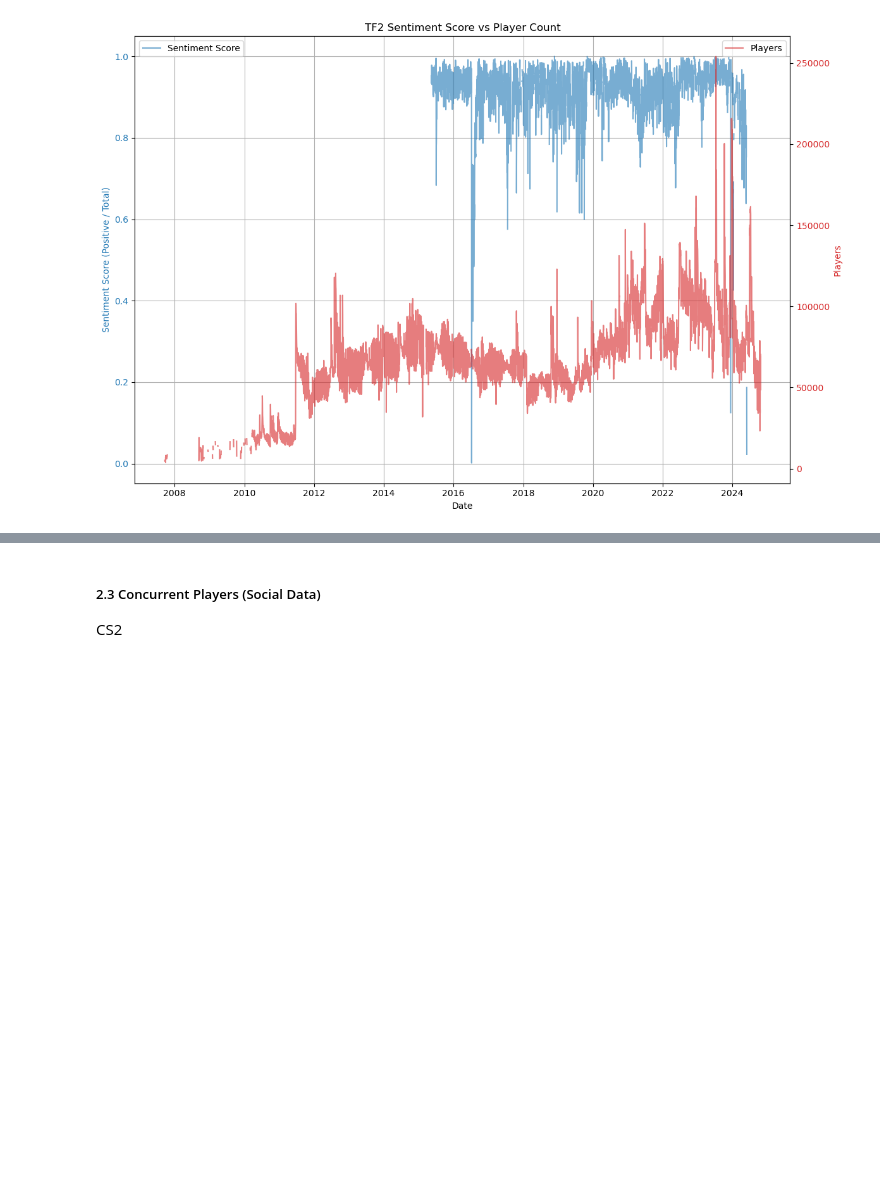
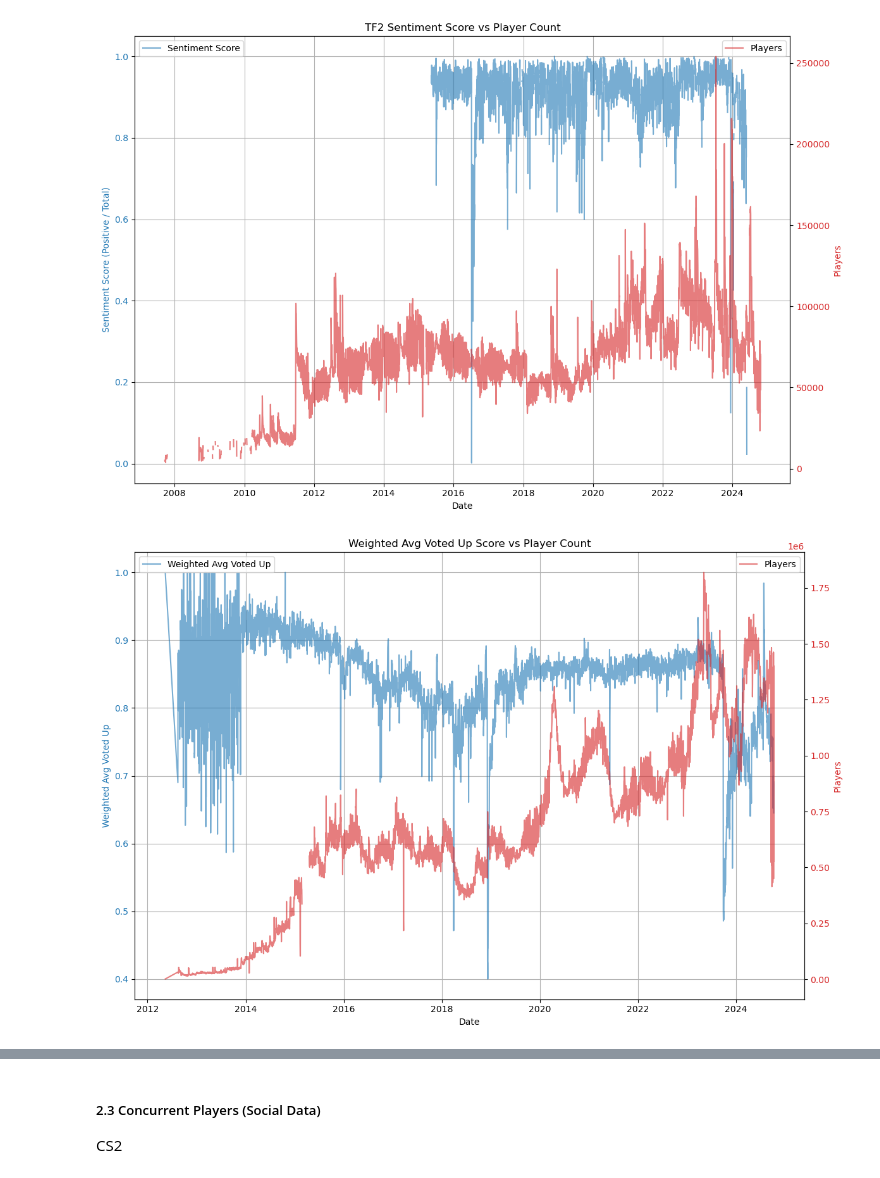
Before and after one commit to aalichao/CMPE255, a Jupyter notebook: Project.ipynb, the cells around one changed output, grey strips where cells are left out. Saved outputs shown, nothing was run; the diff lists cells and outputs as text; code cells hidden in the pictures; blank space fills up the shorter version.

```diff
--- a/Project.ipynb
+++ b/Project.ipynb
@@ -1037,3 +1121,58 @@ plt.tight_layout()
 plt.show()
 # %% [output]
 [figure]
+# %%
+import pandas as pd
+import matplotlib.pyplot as plt
+import numpy as np
+
+# Load the review data with weighted_avg_voted_up and player count data
+reviews = pd.read_csv('./CS2Reviews/reviews_730_combined_2.csv')
+player_count = pd.read_csv('./PlayerCount/cs2playercount.csv')
+
+# Convert 'DateTime' columns to datetime format
+reviews['date_created'] = pd.to_datetime(reviews['timestamp_created'], unit='s').dt.date
+player_count['DateTime'] = pd.to_datetime(player_count['DateTime']).dt.date
+
+# Calculate log of review length and weighted voted_up score as before
+reviews['log_review_length'] = np.log(reviews['review_length'] + 1)
+reviews['weighted_voted_up'] = reviews['voted_up'] * reviews['log_review_length']
+
+# Group by date and calculate daily weighted_avg_voted_up
+daily_summary = reviews.groupby('date_created').agg({
+    'log_review_length': 'sum',             # Total log review length for weighting
+    'weighted_voted_up': 'sum'              # Sum of weighted voted_up
+}).reset_index()
+daily_summary['weighted_avg_voted_up'] = daily_summary['weighted_voted_up'] / daily_summary['log_review_length']
+
+# Merge with player count data on date
+merged_data = pd.merge(daily_summary, player_count, left_on='date_created', right_on='DateTime', how='inner')
+
+# Set up the plot
+fig, ax1 = plt.subplots(figsize=(12, 8))
+
+# Plot weighted_avg_voted_up on the primary y-axis
+ax1.plot(merged_data['DateTime'], merged_data['weighted_avg_voted_up'], label='Weighted Avg Voted Up', color='tab:blue', alpha=0.6)
+ax1.set_ylabel('Weighted Avg Voted Up', color='tab:blue')
+ax1.tick_params(axis='y', labelcolor='tab:blue')
+
+# Customize the primary y-axis (left)
+ax1.set_xlabel('Date')
+
+# Create a secondary y-axis for the player count
+ax2 = ax1.twinx()
+ax2.plot(merged_data['DateTime'], merged_data['Players'], label='Players', color='tab:red', alpha=0.6)
+ax2.set_ylabel('Players', color='tab:red')
+ax2.tick_params(axis='y', labelcolor='tab:red')
+
+# Title and grid for clarity
+plt.title('Weighted Avg Voted Up Score vs Player Count')
+ax1.legend(loc='upper left')
+ax2.legend(loc='upper right')
+ax1.grid(True)
+
+# Display the plot
+plt.tight_layout()
+plt.show()
+# %% [output]
+[figure, added]
```
Also changed, not shown: parts of 26 cells of this notebook.
